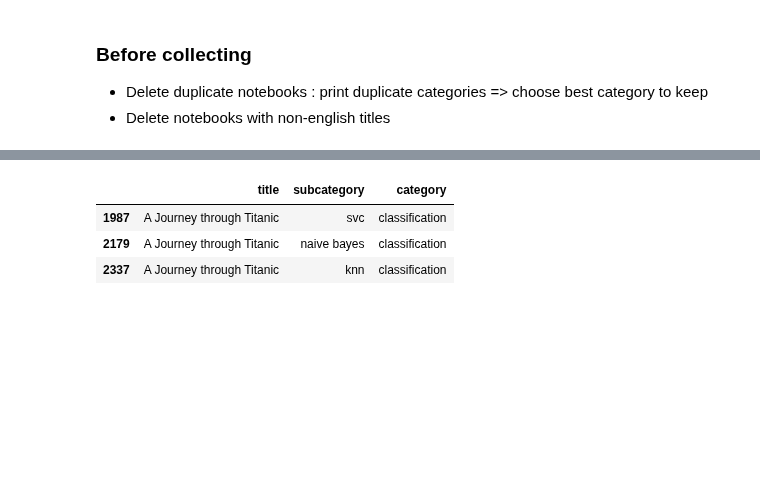
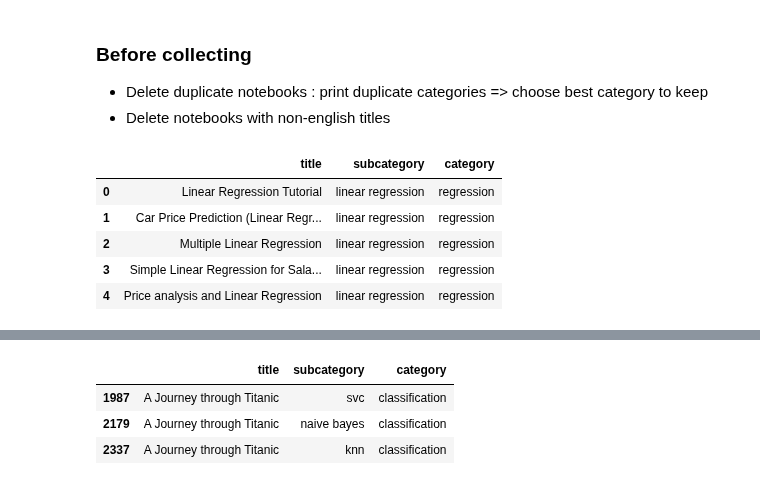
Before and after one commit to dikraMasrour/NotebookDocGen, a Jupyter notebook: Scripts/Classification_Task/notebooks/collect_data.ipynb, the cells around one changed output, grey strips where cells are left out. Drawn from its saved outputs; the diff is of its cells as text; code cells hidden in the pictures; blank space fills up the shorter version.

```diff
--- a/Scripts/Classification_Task/notebooks/collect_data.ipynb
+++ b/Scripts/Classification_Task/notebooks/collect_data.ipynb
@@ -92,6 +73,16 @@ df.to_csv(DATA_PATH_NOTEBOOKS+'ntb_list.csv')
 ### Before collecting
 - Delete duplicate notebooks : print duplicate categories => choose best category to keep
 - Delete notebooks with non-english titles
+# %%
+df = pd.read_csv(DATA_PATH_NOTEBOOKS+'ntb_list.csv', sep=',', encoding='utf-8', index_col=0)
+df.head()
+# %% [output]
+|  | title | subcategory | category |
+| 0 | Linear Regression Tutorial | linear regression | regression |
+| 1 | Car Price Prediction (Linear Regr... | linear regression | regression |
+| 2 | Multiple Linear Regression | linear regression | regression |
+| 3 | Simple Linear Regression for Sala... | linear regression | regression |
+| 4 | Price analysis and Linear Regression | linear regression | regression |
 # %%
 # a dict with duplicate titles and their respective positions in the df
 duplicates = df[df.duplicated('title', keep=False)].groupby('title').groups
```
Also changed, not shown: parts of 4 cells of this notebook.
